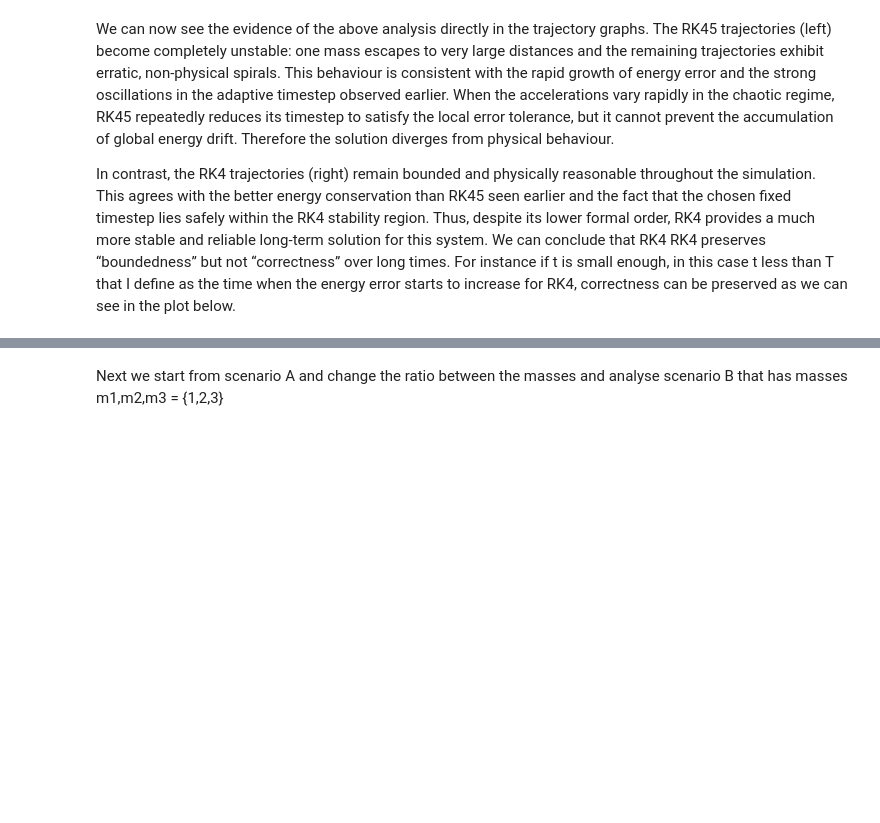
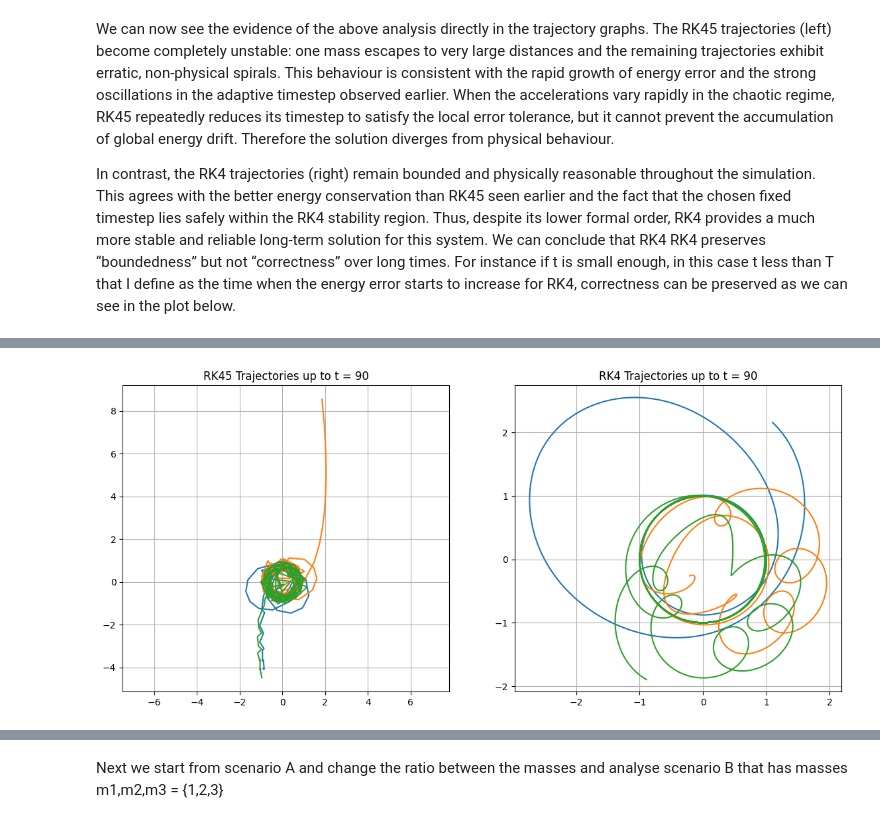
Before and after one commit to casafeng/ThreeBodyProblem, a Jupyter notebook: final_draft.ipynb, the cells around one changed output, grey strips where cells are left out. Saved outputs shown, nothing was run; the diff lists cells and outputs as text; code cells hidden in the pictures; blank space fills up the shorter version.

```diff
--- a/final_draft.ipynb
+++ b/final_draft.ipynb
@@ -770,0 +750,4 @@ plt.show()
+# %%
+plot_trajectories_until(90)
+# %% [output]
+[figure, added]
```
Also changed, not shown: parts of 16 cells of this notebook, 4 other files.
